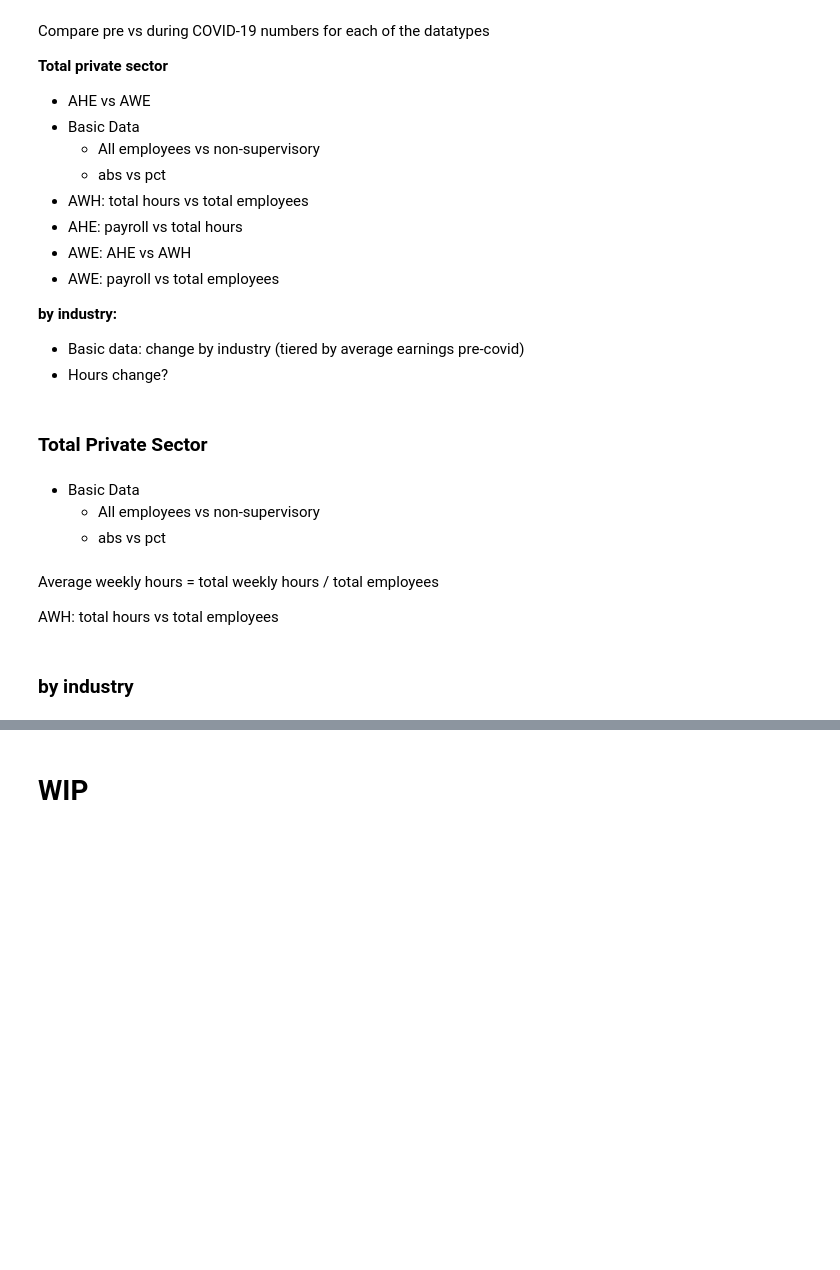
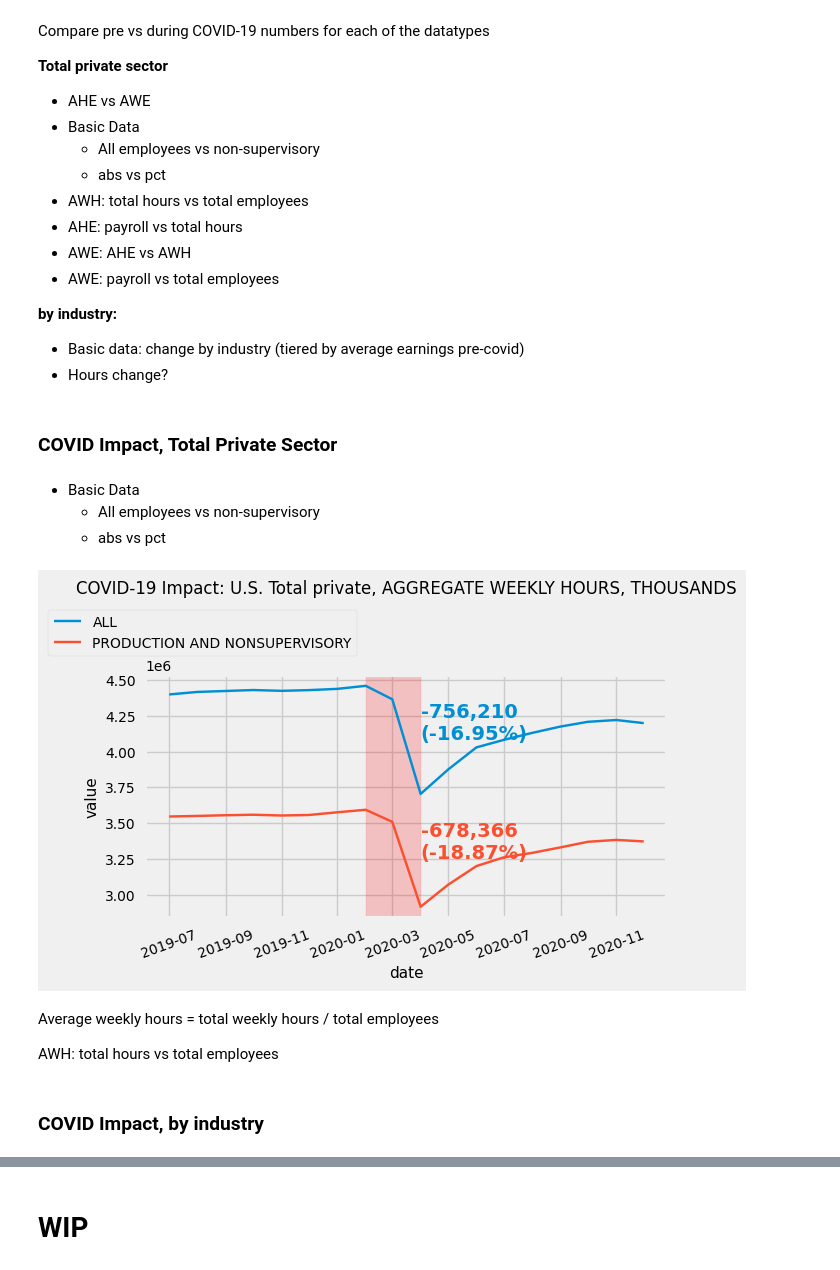
Before and after one commit to heisxiang/impact-recovery, a Jupyter notebook: c19IR.ipynb, the cells around one changed output, grey strips where cells are left out. Saved outputs shown, nothing was run; the diff lists cells and outputs as text; code cells hidden in the pictures; blank space fills up the shorter version.

```diff
--- a/c19IR.ipynb
+++ b/c19IR.ipynb
@@ -815,7 +1148,7 @@ Compare pre vs during COVID-19 numbers for each of the datatypes
 * Basic data: change by industry (tiered by average earnings pre-covid)
 * Hours change?
 # %% [markdown]
-### Total Private Sector
+### COVID Impact, Total Private Sector
 # %% [markdown]
 * Basic Data
     * All employees vs non-supervisory
@@ -823,4 +1158,6 @@ Compare pre vs during COVID-19 numbers for each of the datatypes
 # %%
+data = dfall
+
 ind = indlvl(1).values[0]
 typ = types[4]
 c19a = datetime.date(2020,2,1)
@@ -832,43 +1169,45 @@ ctype = data.data_type == typ
 cind = data.industry == ind
 
 dfog = data[cdate1&cdate2&ctype&cind]
-df = dfog.groupby(['data_type', 'employee', 'date']).value.sum().reset_index()
+df = dfog.groupby(['data_type', 'employee_type', 'date']).value.sum().reset_index()
 
 # difference between start and worst of drop
-df0 = df[df.employee == df.employee.unique()[0]]
+df0 = df[df.employee_type == df.employee_type.unique()[0]]
 start0 = df0[df0.date == c19a].value.mean()
 end0 = df0[df0.date == c19b].value.mean()
 diff0 = end0 - start0
 
-df1 = df[df.employee == df.employee.unique()[1]]
+df1 = df[df.employee_type == df.employee_type.unique()[1]]
 start1 = df1[df1.date == c19a].value.mean()
 end1 = df1[df1.date == c19b].value.mean()
 diff1 = end1 - start1
 
 plt.figure(figsize=(6,3))
-sns.lineplot(data=df, x='date', y='value', hue='employee',)
+sns.lineplot(data=df, x='date', y='value', hue='employee_type',)
 plt.title('COVID-19 Impact: U.S. ' + ind + ', ' + typ, y=1.3)
 plt.legend(loc='lower left', bbox_to_anchor=(-0.2,1.05))
 
 plt.axvspan(datetime.date(2020,2,1), datetime.date(2020,4,1),
             color='red', alpha=0.2)
 
 plt.text(datetime.date(2020,4,1), start0+diff0/2,
          str('{:,}'.format(round(diff0)))+'\n({:.2%})'.format(diff0/start0),
          color = sns.color_palette()[0],
          weight='bold')
 plt.text(datetime.date(2020,4,1), start1+diff1/2,
          str('{:,}'.format(round(diff1)))+'\n({:.2%})'.format(diff1/start1),
          color = sns.color_palette()[1],
          weight='bold')
 
 plt.xticks(rotation=20);
+# %% [output]
+[figure, added]
 # %% [markdown]
 Average weekly hours = total weekly hours / total employees
 
 AWH: total hours vs total employees
 # %% [markdown]
-### by industry
+### COVID Impact, by industry
 # %%
 indlvl(3)
 # %%
```
Also changed, not shown: parts of 69 cells of this notebook.
